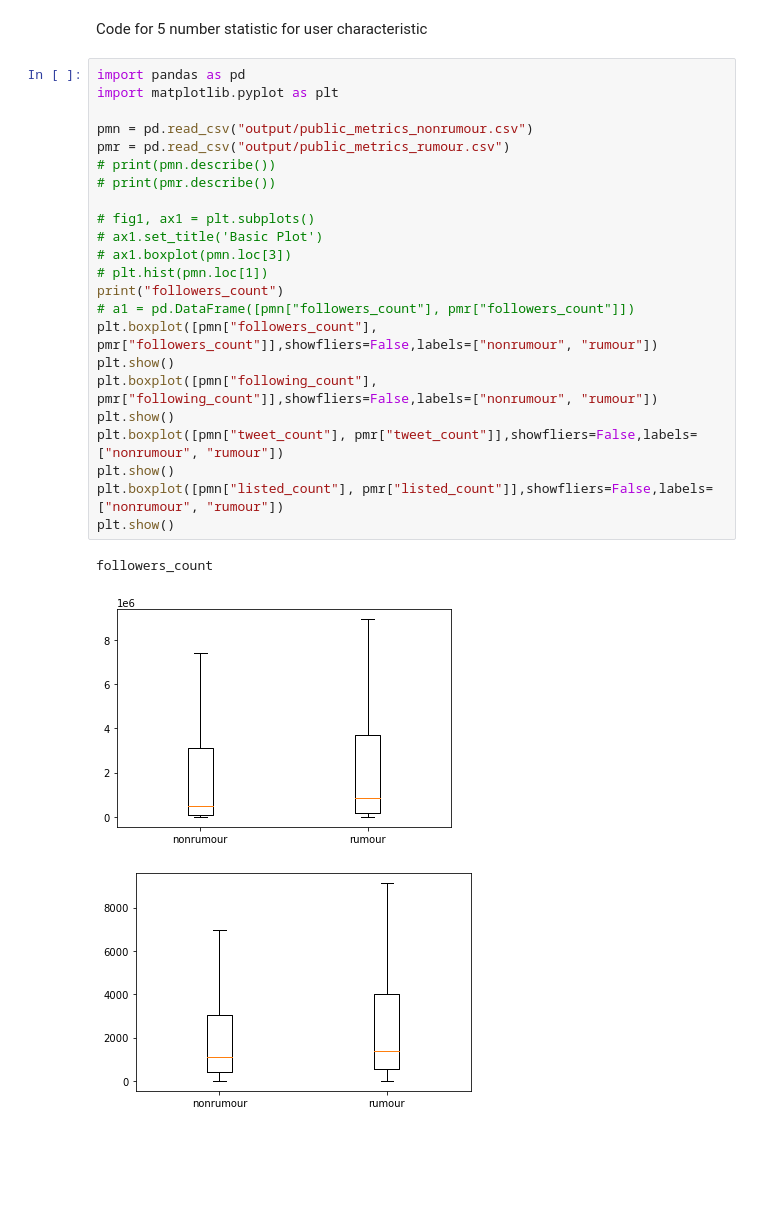
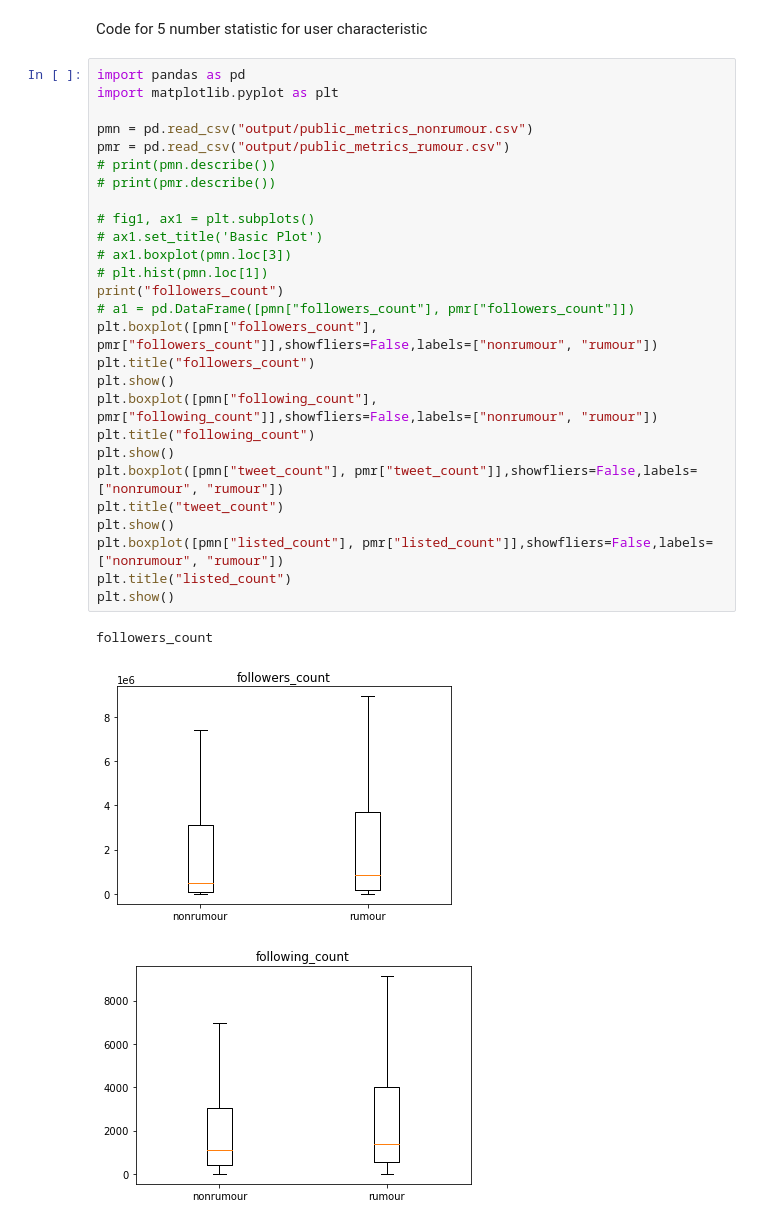
Before and after one commit to Valkyriean/RDAT, a Jupyter notebook: task2_postprocess.ipynb, the cells around one changed output. Cells and saved outputs as stored; diff of their text form; blank space fills up the shorter version.

Commit message:
add title

```diff
--- a/task2_postprocess.ipynb
+++ b/task2_postprocess.ipynb
@@ -38,27 +38,31 @@ Code for 5 number statistic for user characteristic
 # %%
 import pandas as pd
 import matplotlib.pyplot as plt
 
 pmn = pd.read_csv("output/public_metrics_nonrumour.csv")
 pmr = pd.read_csv("output/public_metrics_rumour.csv")
 # print(pmn.describe())
 # print(pmr.describe())
 
 # fig1, ax1 = plt.subplots()
 # ax1.set_title('Basic Plot')
 # ax1.boxplot(pmn.loc[3])
 # plt.hist(pmn.loc[1])
 print("followers_count")
 # a1 = pd.DataFrame([pmn["followers_count"], pmr["followers_count"]])
 plt.boxplot([pmn["followers_count"], pmr["followers_count"]],showfliers=False,labels=["nonrumour", "rumour"])
+plt.title("followers_count")
 plt.show()
 plt.boxplot([pmn["following_count"], pmr["following_count"]],showfliers=False,labels=["nonrumour", "rumour"])
+plt.title("following_count")
 plt.show()
 plt.boxplot([pmn["tweet_count"], pmr["tweet_count"]],showfliers=False,labels=["nonrumour", "rumour"])
+plt.title("tweet_count")
 plt.show()
 plt.boxplot([pmn["listed_count"], pmr["listed_count"]],showfliers=False,labels=["nonrumour", "rumour"])
+plt.title("listed_count")
 plt.show()
 # %% [output]
 followers_count
-[figure, old version]
+[figure, new version]
-[figure, old version]
+[figure, new version]
```
Also changed, not shown: parts of 2 cells of this notebook.
